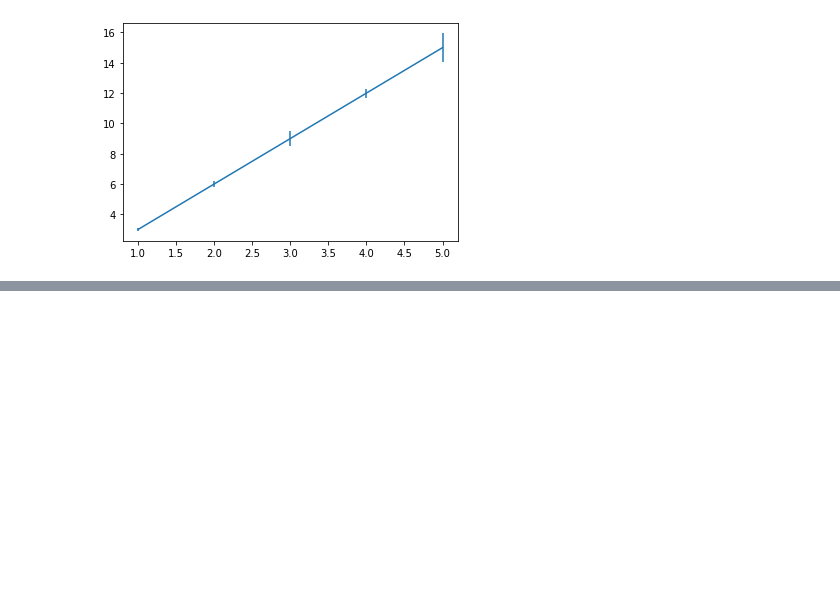
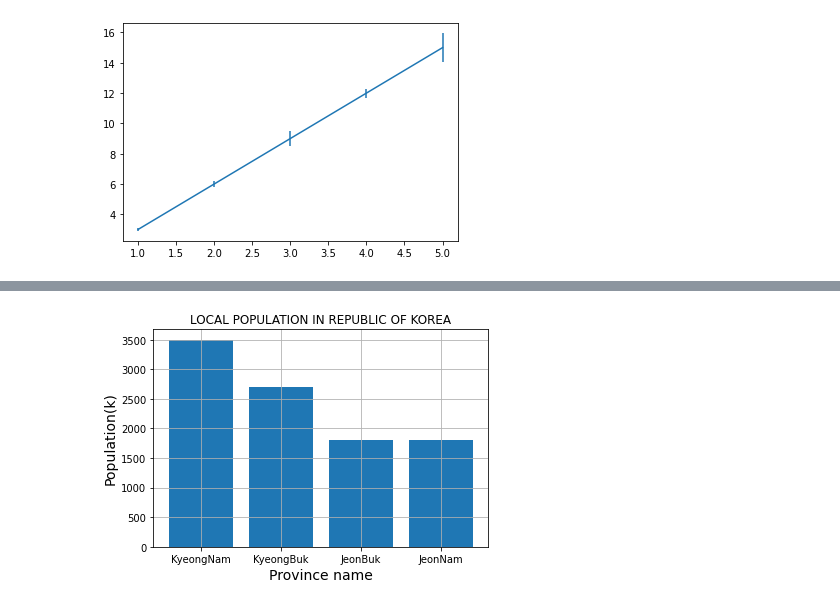
Before and after one commit to eaglehkim/python, a Jupyter notebook: prac2.ipynb, the cells around one changed output, grey strips where cells are left out. Cells and saved outputs as stored; diff of their text form; code cells hidden in the pictures; blank space fills up the shorter version.

```diff
--- a/prac2.ipynb
+++ b/prac2.ipynb
@@ -127,0 +177,17 @@ plt.show()
+# %%
+# bar
+# x: 경남,  경북, 전북, 전남
+# y: 3500, 2700, 1800, 1800 (인구수 단위k)
+# local population
+
+x = ["KyeongNam","KyeongBuk","JeonBuk","JeonNam"]
+y = [3500, 2700, 1800, 1800]
+
+plt.bar(x,y)
+plt.title("LOCAL POPULATION IN REPUBLIC OF KOREA")
+plt.xlabel("Province name", fontdict={"size":14})
+plt.ylabel("Population(k)", fontdict={"size":14})
+plt.grid()
+plt.show()
+# %% [output]
+[figure, added]
```
Also changed, not shown: parts of 3 cells of this notebook.
